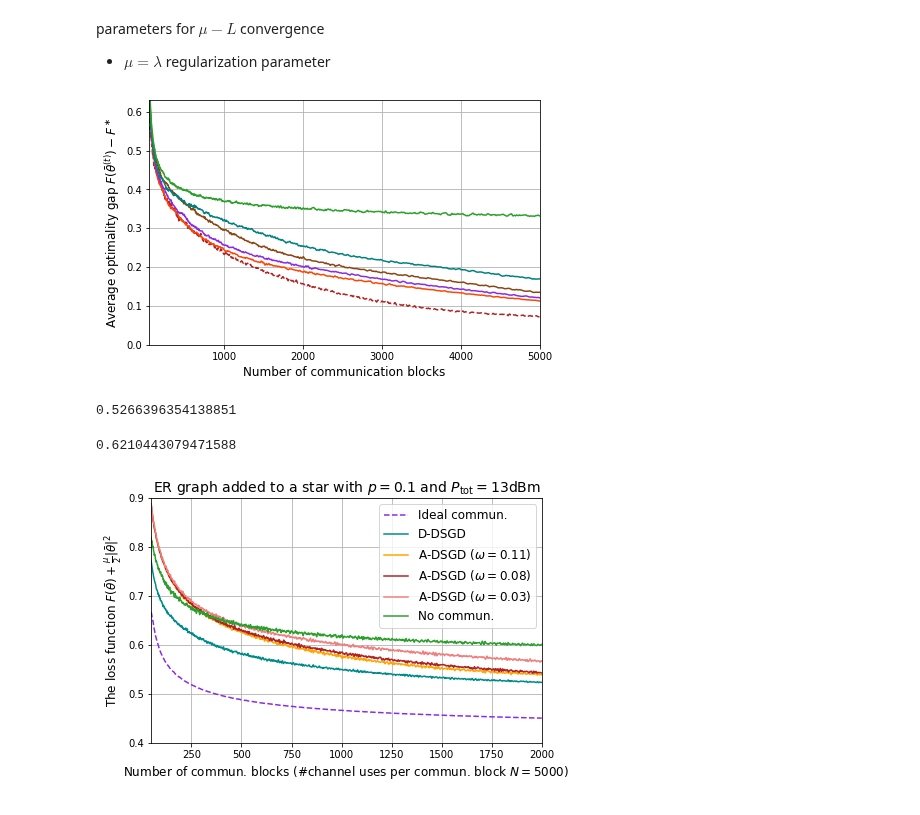
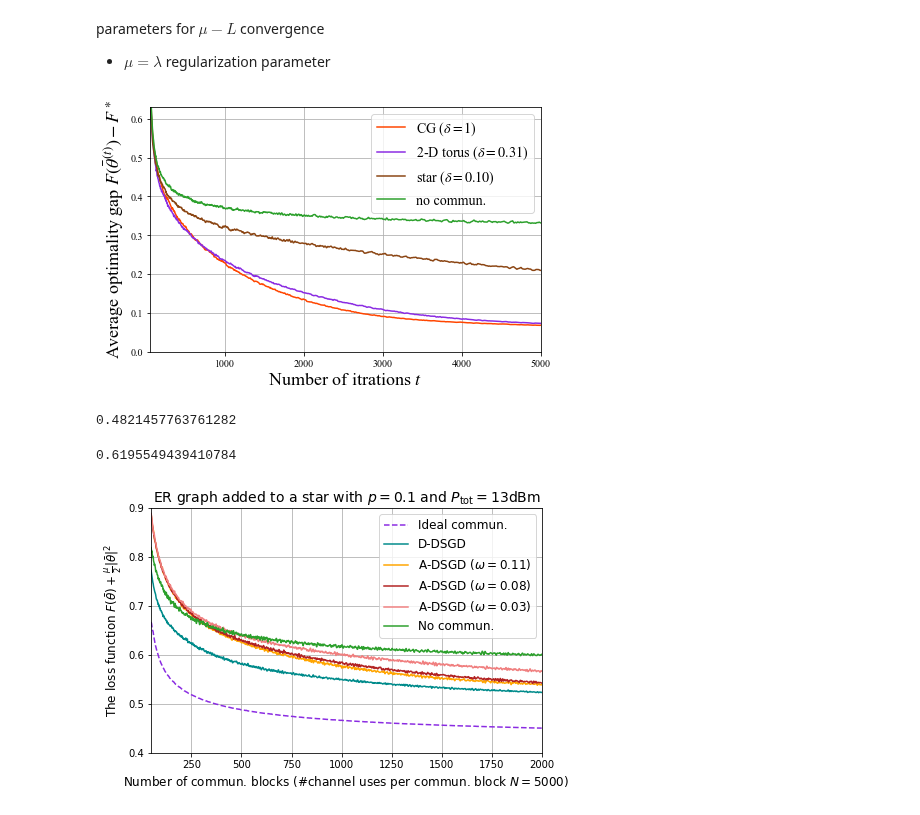
Before and after one commit to Fuzzy-Face/JSAC_FL, a Jupyter notebook: temp.ipynb, the cells around one changed output. Drawn from its saved outputs; the diff is of its cells as text; code cells hidden in the pictures.

```diff
--- a/temp.ipynb
+++ b/temp.ipynb
@@ -28,19 +29,19 @@ losseses = np.array(losseses) - opt
 K = losseses.shape[2]
 df1 = pd.DataFrame(losseses[0], columns = ['Device_{}'.format(i + 1) for i in range(K)] )
 
-losseses = pickle.load( open('../repo_jv/data/simulations/losseses_SCHEME_2_P_0.000020mW_N_20000_a_200.00_zeta0_0.0005_a_prime_200.00_chain.pkl', 'rb') )
+losseses = pickle.load( open('../repo_jv/data/simulations/losseses_SCHEME_3_P_0.000200mW_N_20000_a_200.00_zeta0_0.0005_a_prime_200.00_CG_equal.pkl', 'rb') )
 losseses = np.array(losseses) - opt
 df2 = pd.DataFrame(losseses[0], columns = ['Device_{}'.format(i + 1) for i in range(K)] )
 
-losseses = pickle.load( open('../repo_jv/data/simulations/losseses_SCHEME_3_P_0.000020mW_N_20000_a_200.00_zeta0_0.0005_a_prime_200.00_chain.pkl', 'rb') )
+losseses = pickle.load( open('../repo_jv/data/simulations/losseses_SCHEME_3_P_0.000200mW_N_20000_a_200.00_zeta0_0.0005_a_prime_200.00_2-D_torus_equal.pkl', 'rb') )
 losseses = np.array(losseses) - opt
 df3 = pd.DataFrame(losseses[0], columns = ['Device_{}'.format(i + 1) for i in range(K)] )
 
-losseses = pickle.load( open('../repo_jv/data/simulations/losseses_SCHEME_2_P_0.000020mW_N_1000_a_200.00_zeta0_0.0005_a_prime_200.00_chain.pkl', 'rb') )
+losseses = pickle.load( open('../repo_jv/data/simulations/losseses_SCHEME_3_P_0.000200mW_N_20000_a_200.00_zeta0_0.0005_a_prime_200.00_star_equal.pkl', 'rb') )
 losseses = np.array(losseses) - opt
 df4 = pd.DataFrame(losseses[0], columns = ['Device_{}'.format(i + 1) for i in range(K)] )
 
-losseses = pickle.load( open('../repo_jv/data/simulations/losseses_SCHEME_3_P_0.000020mW_N_1000_a_200.00_zeta0_0.0005_a_prime_200.00_chain.pkl', 'rb') )
+losseses = pickle.load( open('../repo_jv/data/simulations/losseses_SCHEME_3_P_0.000200mW_N_20000_a_200.00_zeta0_0.0005_a_prime_200.00_chain_equal.pkl', 'rb') )
 losseses = np.array(losseses) - opt
 df5 = pd.DataFrame(losseses[0], columns = ['Device_{}'.format(i + 1) for i in range(K)] )
 
@@ -56,35 +57,37 @@ losseses = pickle.load( open('../repo_jv/data/simulations/losseses_local_a_200.0
 losseses = np.array(losseses) - opt
 df8 = pd.DataFrame(losseses[0], columns = ['Device_{}'.format(i + 1) for i in range(K)] )
 # %%
+plt.rc('font', family='Times New Roman')
+mpl.rcParams["mathtext.fontset"] = 'stix'
 fig, ax = plt.subplots(figsize = (7.0,4.5))
-df1.rolling(window = 20).mean().mean(axis = 1).plot(style = '--', color = 'firebrick', label = r'Complete graph')
-df2.rolling(window = 49).mean().mean(axis = 1).plot(color = 'orangered', label = r'2-D torus')
-df3.rolling(window = 49).mean().mean(axis = 1).plot(color = 'blueviolet', label = r'ER graph ($p=0.2$)')
-df4.rolling(window = 49).mean().mean(axis = 1).plot(color = 'saddlebrown', label = r'Complete graph')
-df5.rolling(window = 49).mean().mean(axis = 1).plot(color = 'teal', label = r'2-D torus')
+# df1.rolling(window = 20).mean().mean(axis = 1).plot(style = '--', color = 'firebrick', label = r'ideal commun.')
+df2.rolling(window = 49).mean().mean(axis = 1).plot(color = 'orangered', label = r'CG ($\delta=1$)')
+df3.rolling(window = 49).mean().mean(axis = 1).plot(color = 'blueviolet', label = r'2-D torus ($\delta=0.31$)')
+df4.rolling(window = 49).mean().mean(axis = 1).plot(color = 'saddlebrown', label = r'star ($\delta=0.10$)')
+# df5.rolling(window = 49).mean().mean(axis = 1).plot(color = 'teal', label = r'chain graph ($\delta=0.01$)')
 # df6.rolling(window = 20).mean().mean(axis = 1).plot(color = 'tab:blue', label = r'ER graph ($p=0.2$)')
 # df7.rolling(window = 10).mean().mean(axis = 1).plot(style = '--', color = 'blueviolet', label = 'Ideal commun.')
-df8.rolling(window = 49).mean().mean(axis = 1).plot(color = 'tab:green', label = 'No commun.')
+df8.rolling(window = 49).mean().mean(axis = 1).plot(color = 'tab:green', label = 'no commun.')
 
-plt.xlabel(r'Number of communication blocks', fontsize = 12)
-plt.ylabel(r'Average optimality gap $F(\bar{\theta}^{(t)})-F^\ast$', fontsize = 12)
+plt.xlabel(r'Number of itrations $t$', fontsize = 18)
+plt.ylabel(r'Average optimality gap $F(\bar{\theta}^{(t)})-F^\ast$', fontsize = 18)
 # plt.title(r'ER graph with $p = 0.2$ and $\barP = -57$dBm', fontsize = 14)
 plt.xlim((50, 5000))
 plt.ylim((0, 0.63))
 plt.grid()
-# plt.legend(loc = 'upper right', fontsize = 12)
+plt.legend(loc = 'upper right', fontsize = 14)
 # plt.savefig('C:/Users/Helen/documents/visiting_research@KCL/D2D_DSGD/repo_jv/fig/comp_loss_vs_commun_small_N.pdf',format='pdf', dpi=600)
 plt.show()
 # %% [output]
-[figure, old version]
+[figure, new version]
 # %%
-df3.rolling(window = 20).mean().mean(axis = 1).min() + opt
+df1.rolling(window = 20).mean().mean(axis = 1).min() + opt
 # %% [output]
-0.5266396354138851
+0.4821457763761282
 # %%
-df8.rolling(window = 20).mean().mean(axis = 1)[50]
+df4.rolling(window = 49).mean().mean(axis = 1).min() + opt
 # %% [output]
-0.6210443079471588
+0.6195549439410784
 # %%
 # For an ER graph of connectivity probability of p = 0.10 generated based on a STAR
 # standard DSGD
```
Also changed, not shown: parts of 1 cell of this notebook, 3 other files.
